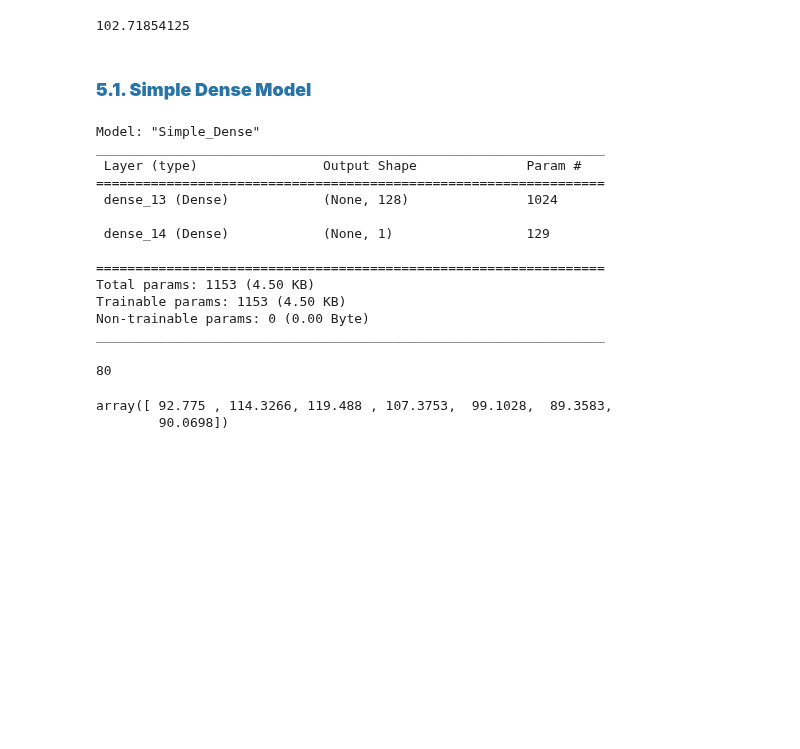
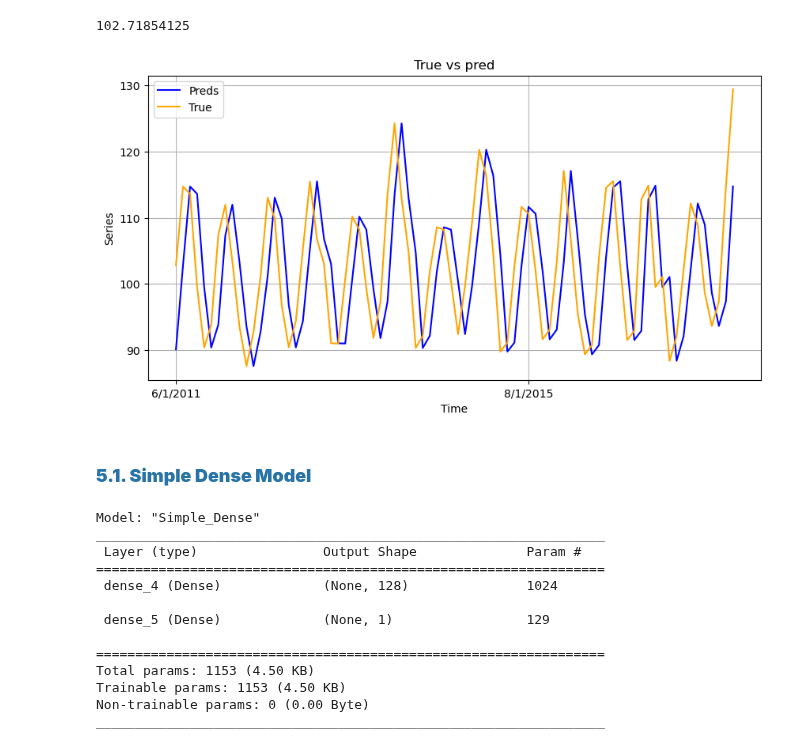
Before and after one commit to MNGARCIA085/Time-Series-with-Deep-Leaning, a Jupyter notebook: Univariate/Electrical Production.ipynb, the cells around one changed output. Saved outputs shown, nothing was run; the diff lists cells and outputs as text; code cells hidden in the pictures; blank space fills up the shorter version.

Commit message:
models for electrical production

```diff
--- a/Univariate/Electrical Production.ipynb
+++ b/Univariate/Electrical Production.ipynb
@@ -145,7 +380,7 @@ class G:
     SPLIT_TIME = 250
     WINDOW_SIZE = 7
     HORIZON = 1
-    BATCH_SIZE = 32
+    BATCH_SIZE = 64
     SHUFFLE_BUFFER_SIZE = 200
     SPLIT_SIZE=0.8
 # %%
@@ -308,3 +442,5 @@ def store_results(results, name, data):
 # %%
 # naive forecast
-naive_forecast = series_valid[:-1]
+naive_forecast = G.SERIES[-len(series_valid)-1:-1]
+
+naive_forecast.shape
@@ -327,6 +469,10 @@ store_results(results, 'Naive Forecast', naive_results)
 tf.reduce_mean(series_valid).numpy()
 # %% [output]
 102.71854125
+# %%
+plot_comparison(time_valid, series_valid, naive_forecast)
+# %% [output]
+[figure, added]
 # %% [markdown]
 <a name="5.1"></a>
 ### <font color='#2874a6'> <b> 5.1. Simple Dense Model </font> </b>
@@ -335,17 +481,15 @@ def build_compile_model_one(name, horizon=G.HORIZON, window_size=G.WINDOW_SIZE,
     # Construct model
     model = tf.keras.models.Sequential([
       #layers.InputLayer(input_shape=(window_size, num_features)),  # Explicit input layer
-      #layers.Dense(128, activation="relu"),
-      #layers.Dense(10,input_shape=[window_size],activation='relu'),
       layers.InputLayer(input_shape=[window_size]),
       layers.Dense(128,activation='relu'),
-      layers.Dense(horizon, activation="linear") # 1? horizon
+      layers.Dense(horizon, activation="linear")
     ], name=name)
 
     # Compile model
-    model.compile(loss="mae",
+    model.compile(loss="mse",
                     optimizer=tf.keras.optimizers.Adam(),
-                    metrics=["mae"])
+                    metrics=["mse"])
 
     return model
 
@@ -357,9 +501,9 @@ Model: "Simple_Dense"
 _________________________________________________________________
  Layer (type)                Output Shape              Param #
 =================================================================
- dense_13 (Dense)            (None, 128)               1024
+ dense_4 (Dense)             (None, 128)               1024
 
- dense_14 (Dense)            (None, 1)                 129
+ dense_5 (Dense)             (None, 1)                 129
 
 =================================================================
 Total params: 1153 (4.50 KB)
@@ -374,16 +518,3 @@ history_one = model_1.fit(
             verbose=0,
             batch_size=64,
             validation_data=val_set)
-# %%
-split_time = training_size = int(len(G.SERIES)*G.SPLIT_SIZE)
-
-split_time = len(G.SERIES) - split_time
-
-split_time
-# %% [output]
-80
-# %%
-series[len_total-len_val-win:len_total-len_val]
-# %% [output]
-array([ 92.775 , 114.3266, 119.488 , 107.3753,  99.1028,  89.3583,
-        90.0698])
```
Also changed, not shown: parts of 78 cells of this notebook, 42 other files.
